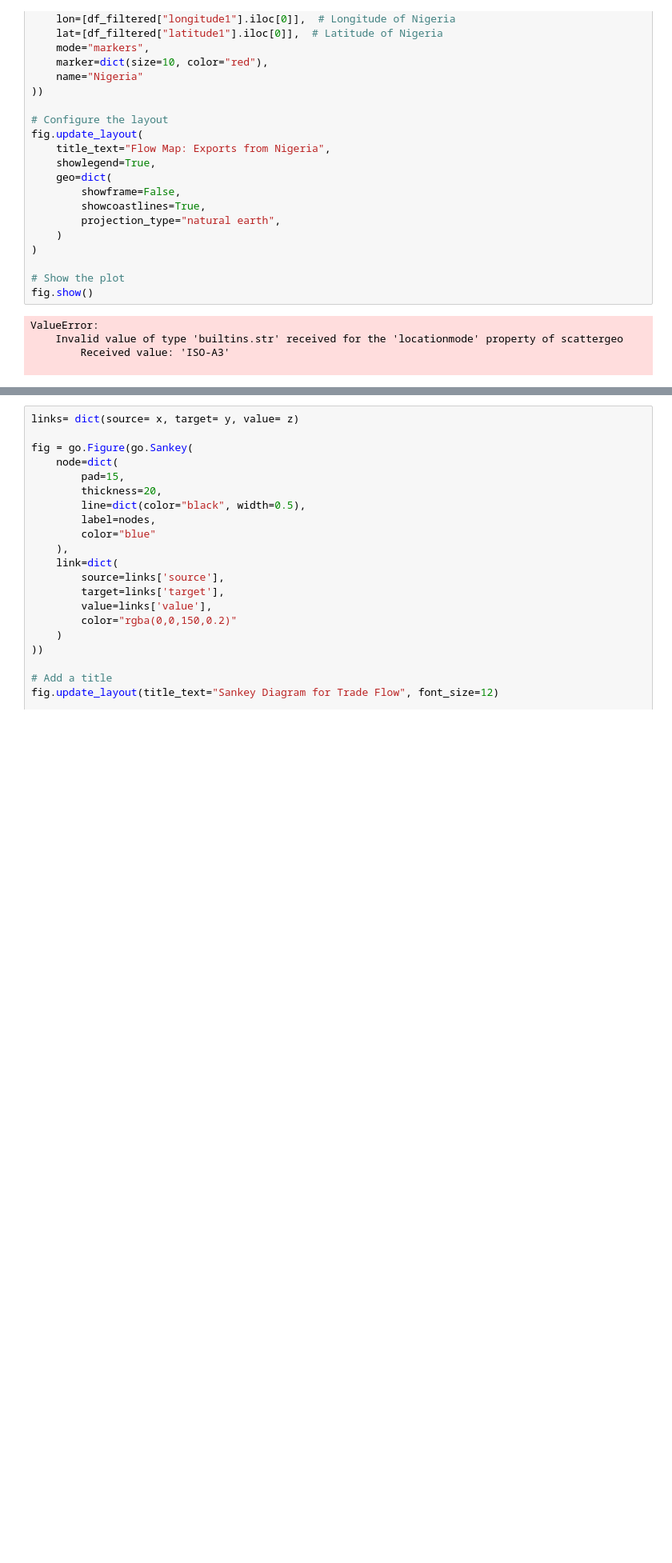
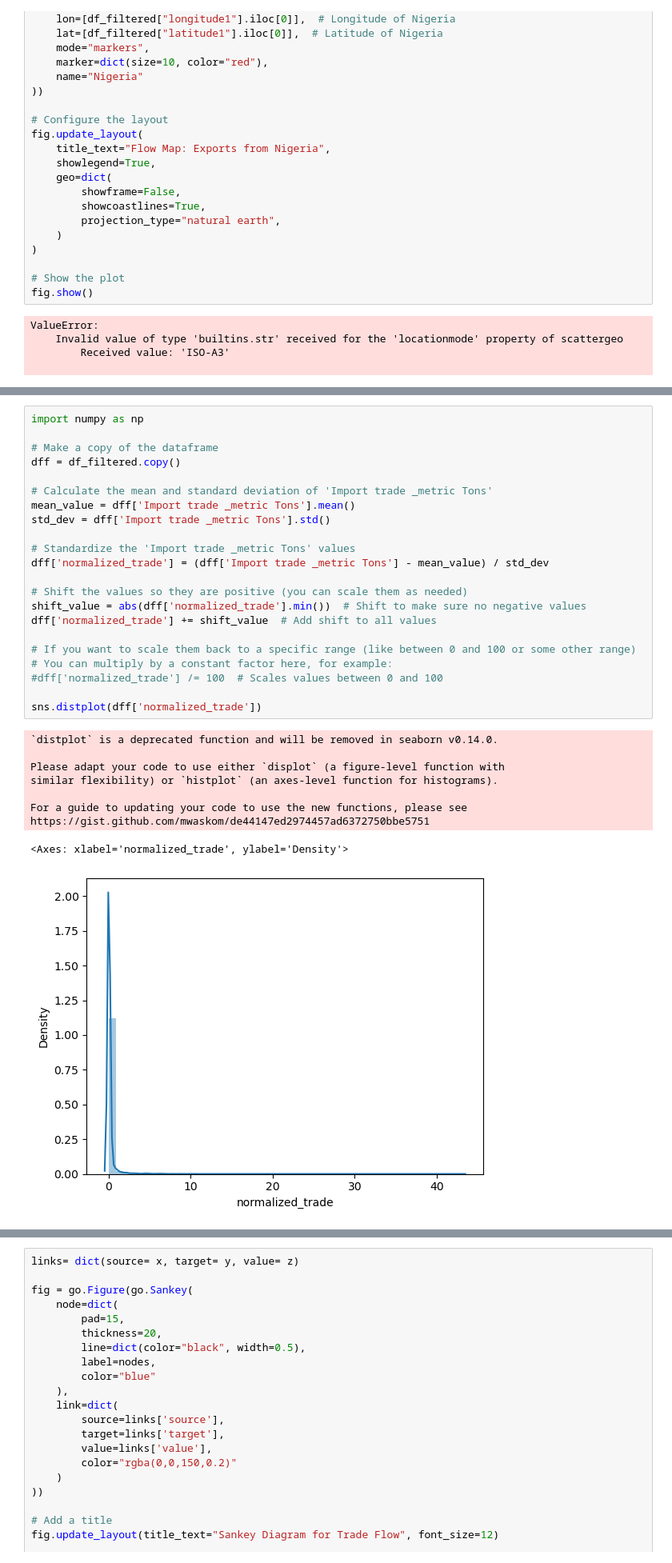
Before and after one commit to Astrrokid/trade_between_african_countries, a Jupyter notebook: Untitled.ipynb, the cells around one changed output, grey strips where cells are left out. Shown at 80% size. Drawn from its saved outputs; the diff is of its cells as text; blank space fills up the shorter version.

```diff
--- a/Untitled.ipynb
+++ b/Untitled.ipynb
@@ -424,0 +528,32 @@ len(world)
+# %%
+import numpy as np
+
+# Make a copy of the dataframe
+dff = df_filtered.copy()
+
+# Calculate the mean and standard deviation of 'Import trade _metric Tons'
+mean_value = dff['Import trade _metric Tons'].mean()
+std_dev = dff['Import trade _metric Tons'].std()
+
+# Standardize the 'Import trade _metric Tons' values
+dff['normalized_trade'] = (dff['Import trade _metric Tons'] - mean_value) / std_dev
+
+# Shift the values so they are positive (you can scale them as needed)
+shift_value = abs(dff['normalized_trade'].min())  # Shift to make sure no negative values
+dff['normalized_trade'] += shift_value  # Add shift to all values
+
+# If you want to scale them back to a specific range (like between 0 and 100 or some other range)
+# You can multiply by a constant factor here, for example:
+#dff['normalized_trade'] /= 100  # Scales values between 0 and 100
+
+sns.distplot(dff['normalized_trade'])
+# %% [output]
+`distplot` is a deprecated function and will be removed in seaborn v0.14.0.
+
+Please adapt your code to use either `displot` (a figure-level function with
+similar flexibility) or `histplot` (an axes-level function for histograms).
+
+For a guide to updating your code to use the new functions, please see
+https://gist.github.com/mwaskom/de44147ed2974457ad6372750bbe5751
+<Axes: xlabel='normalized_trade', ylabel='Density'>
+[figure, added]
```
Also changed, not shown: parts of 15 cells of this notebook, 3 other files.
